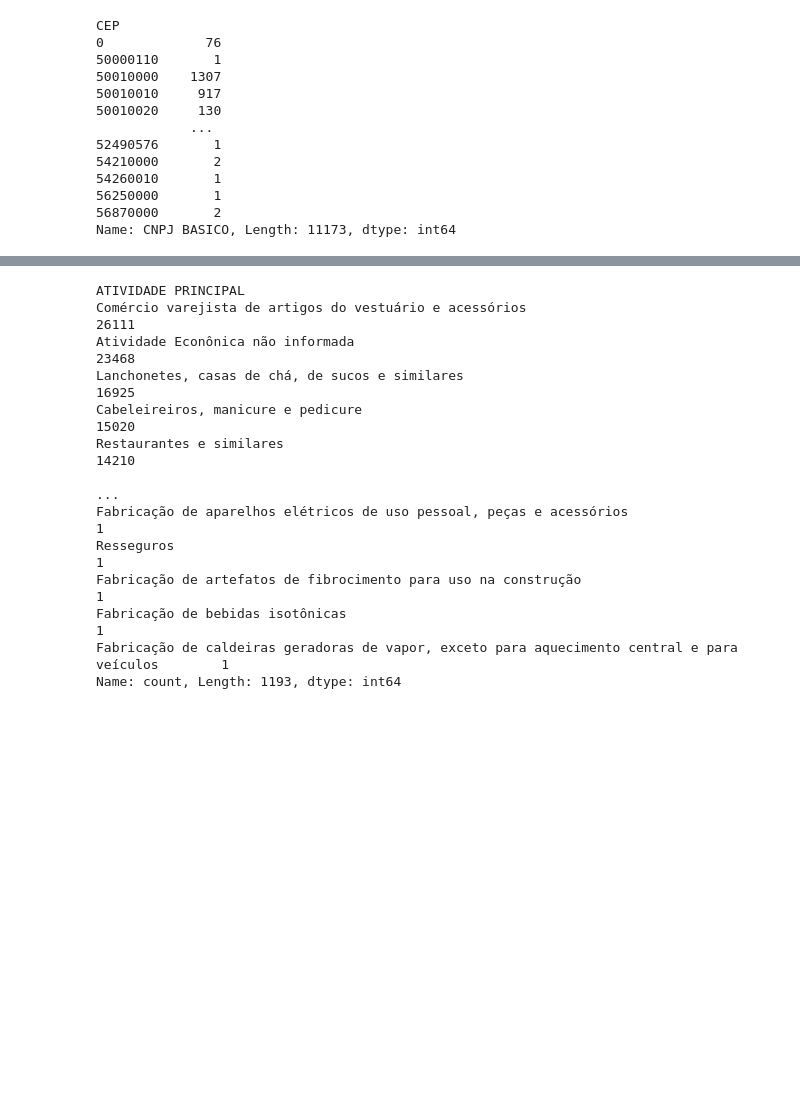
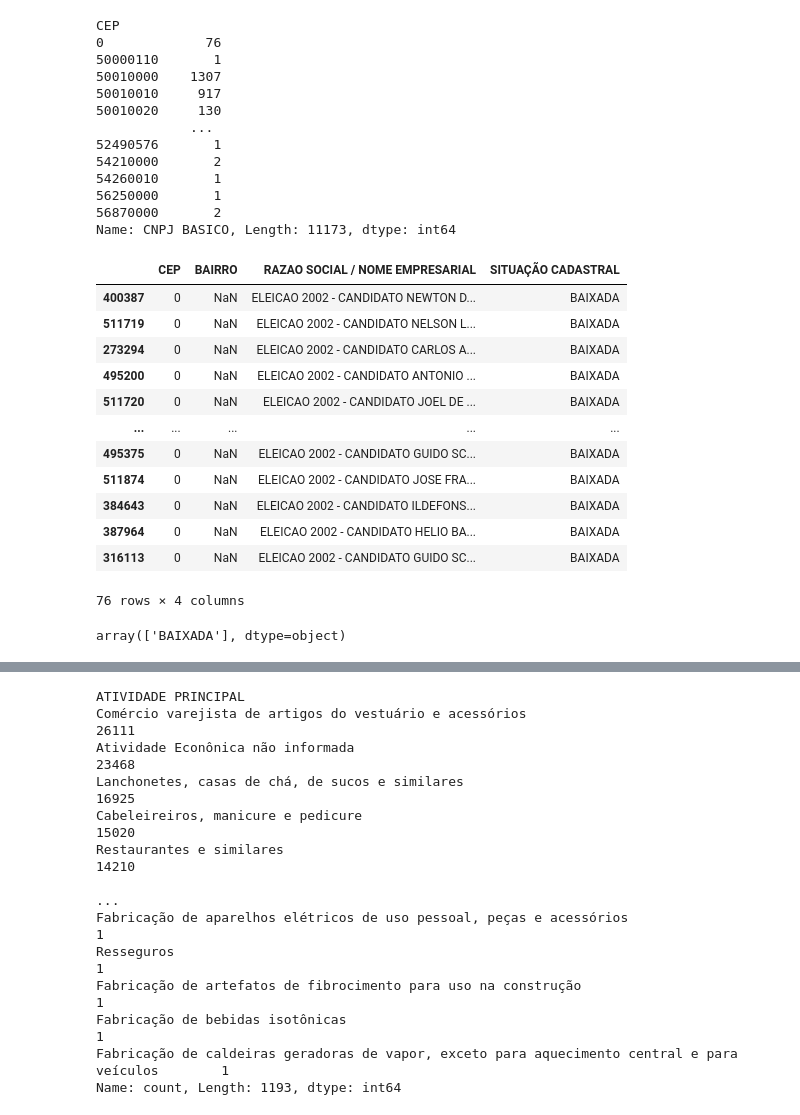
Before and after one commit to carloscamposb/EmpresasAtivas, a Jupyter notebook: estabelecimento.ipynb, the cells around one changed output, grey strips where cells are left out. Cells and saved outputs as stored; diff of their text form; code cells hidden in the pictures; blank space fills up the shorter version.

```diff
--- a/estabelecimento.ipynb
+++ b/estabelecimento.ipynb
@@ -483,3 +483,26 @@ CEP
 56250000       1
 56870000       2
 Name: CNPJ BASICO, Length: 11173, dtype: int64
+# %%
+df_analise= df[['CEP', 'BAIRRO', 'RAZAO SOCIAL / NOME EMPRESARIAL', 'SITUAÇÃO CADASTRAL']]
+# %%
+df_situacao=df_analise[df_analise['CEP']==0 & df_analise['RAZAO SOCIAL / NOME EMPRESARIAL'].notnull()]
+df_situacao
+# %% [output]
+|  | CEP | BAIRRO | RAZAO SOCIAL / NOME EMPRESARIAL | SITUAÇÃO CADASTRAL |
+| 400387 | 0 | NaN | ELEICAO 2002 - CANDIDATO NEWTON D... | BAIXADA |
+| 511719 | 0 | NaN | ELEICAO 2002 - CANDIDATO NELSON L... | BAIXADA |
+| 273294 | 0 | NaN | ELEICAO 2002 - CANDIDATO CARLOS A... | BAIXADA |
+| 495200 | 0 | NaN | ELEICAO 2002 - CANDIDATO ANTONIO ... | BAIXADA |
+| 511720 | 0 | NaN | ELEICAO 2002 - CANDIDATO JOEL DE ... | BAIXADA |
+| ... | ... | ... | ... | ... |
+| 495375 | 0 | NaN | ELEICAO 2002 - CANDIDATO GUIDO SC... | BAIXADA |
+| 511874 | 0 | NaN | ELEICAO 2002 - CANDIDATO JOSE FRA... | BAIXADA |
+| 384643 | 0 | NaN | ELEICAO 2002 - CANDIDATO ILDEFONS... | BAIXADA |
+| 387964 | 0 | NaN | ELEICAO 2002 - CANDIDATO HELIO BA... | BAIXADA |
+| 316113 | 0 | NaN | ELEICAO 2002 - CANDIDATO GUIDO SC... | BAIXADA |
+76 rows × 4 columns
+# %%
+df_situacao['SITUAÇÃO CADASTRAL'].unique()
+# %% [output]
+array(['BAIXADA'], dtype=object)
```
Also changed, not shown: parts of 4 cells of this notebook, 2 other files.
